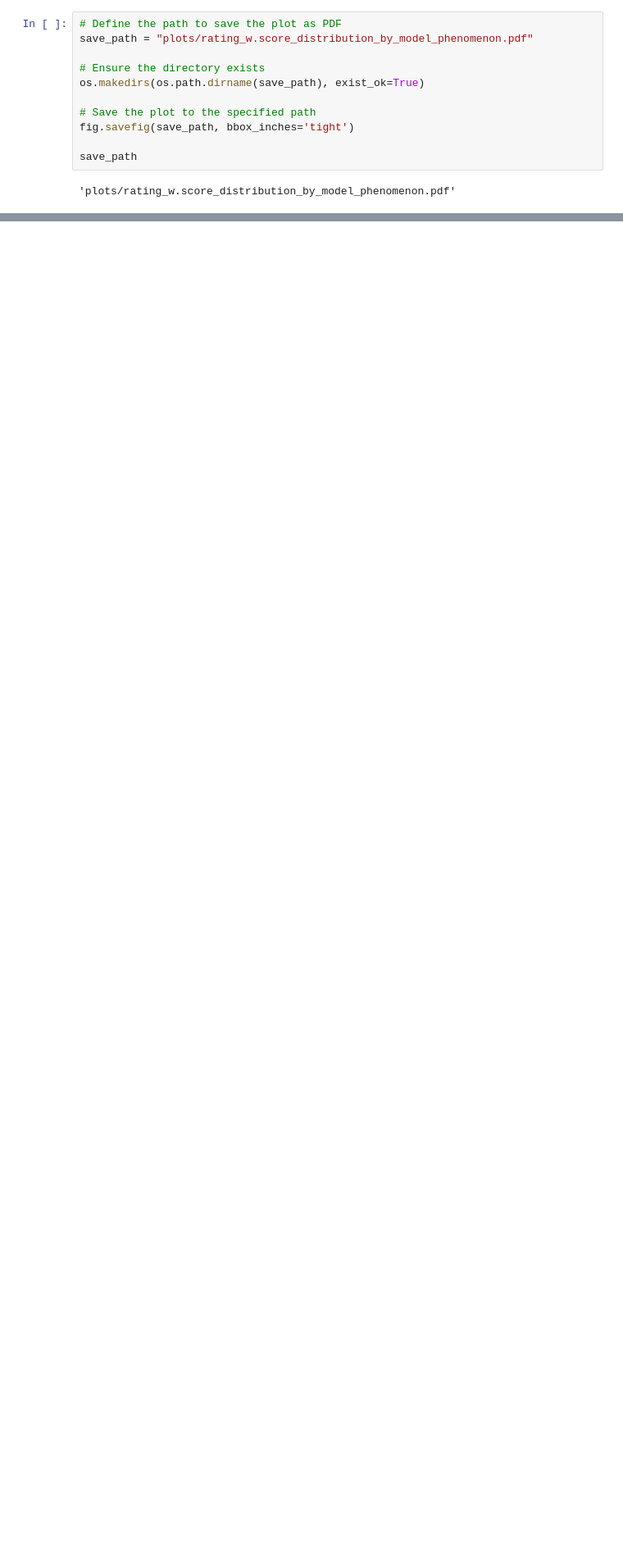
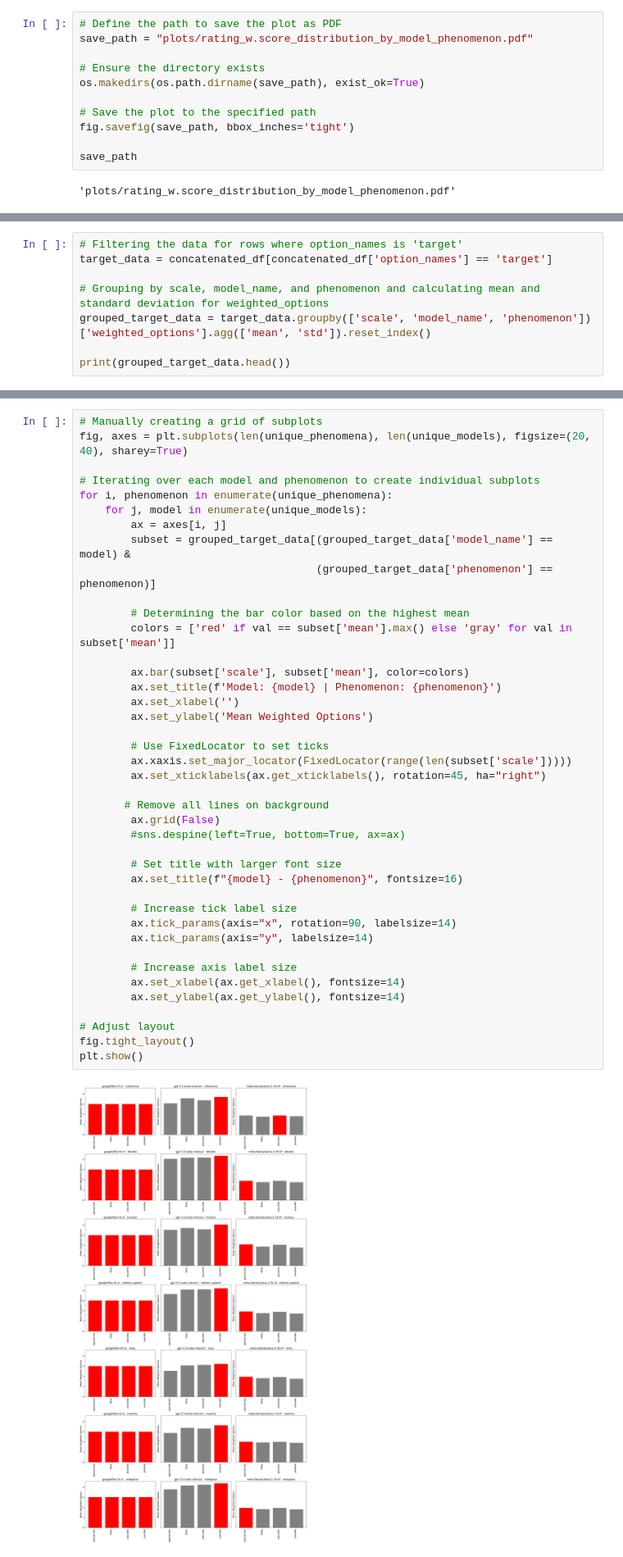
Before and after one commit to polina-tsvilodub/LLM_link, a Jupyter notebook: analysis/analysis_rating_wang.ipynb, the cells around one changed output, grey strips where cells are left out. Shown at 82% size. Drawn from its saved outputs; the diff is of its cells as text; blank space fills up the shorter version.

```diff
--- a/analysis/analysis_rating_wang.ipynb
+++ b/analysis/analysis_rating_wang.ipynb
@@ -181,0 +236,8 @@ plt.show()
+# %%
+# Filtering the data for rows where option_names is 'target'
+target_data = concatenated_df[concatenated_df['option_names'] == 'target']
+
+# Grouping by scale, model_name, and phenomenon and calculating mean and standard deviation for weighted_options
+grouped_target_data = target_data.groupby(['scale', 'model_name', 'phenomenon'])['weighted_options'].agg(['mean', 'std']).reset_index()
+
+print(grouped_target_data.head())
@@ -181,0 +288,43 @@ plt.show()
+# %%
+# Manually creating a grid of subplots
+fig, axes = plt.subplots(len(unique_phenomena), len(unique_models), figsize=(20, 40), sharey=True)
+
+# Iterating over each model and phenomenon to create individual subplots
+for i, phenomenon in enumerate(unique_phenomena):
+    for j, model in enumerate(unique_models):
+        ax = axes[i, j]
+        subset = grouped_target_data[(grouped_target_data['model_name'] == model) &
+                                     (grouped_target_data['phenomenon'] == phenomenon)]
+
+        # Determining the bar color based on the highest mean
+        colors = ['red' if val == subset['mean'].max() else 'gray' for val in subset['mean']]
+
+        ax.bar(subset['scale'], subset['mean'], color=colors)
+        ax.set_title(f'Model: {model} | Phenomenon: {phenomenon}')
+        ax.set_xlabel('')
+        ax.set_ylabel('Mean Weighted Options')
+
+        # Use FixedLocator to set ticks
+        ax.xaxis.set_major_locator(FixedLocator(range(len(subset['scale']))))
+        ax.set_xticklabels(ax.get_xticklabels(), rotation=45, ha="right")
+
+       # Remove all lines on background
+        ax.grid(False)
+        #sns.despine(left=True, bottom=True, ax=ax)
+
+        # Set title with larger font size
+        ax.set_title(f"{model} - {phenomenon}", fontsize=16)
+
+        # Increase tick label size
+        ax.tick_params(axis="x", rotation=90, labelsize=14)
+        ax.tick_params(axis="y", labelsize=14)
+
+        # Increase axis label size
+        ax.set_xlabel(ax.get_xlabel(), fontsize=14)
+        ax.set_ylabel(ax.get_ylabel(), fontsize=14)
+
+# Adjust layout
+fig.tight_layout()
+plt.show()
+# %% [output]
+[figure, added]
```
Also changed, not shown: parts of 11 cells of this notebook, 1 other file.
